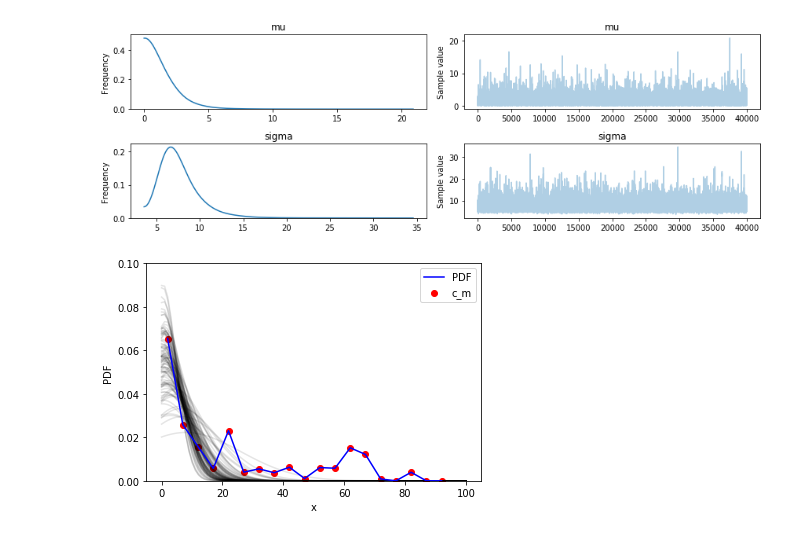
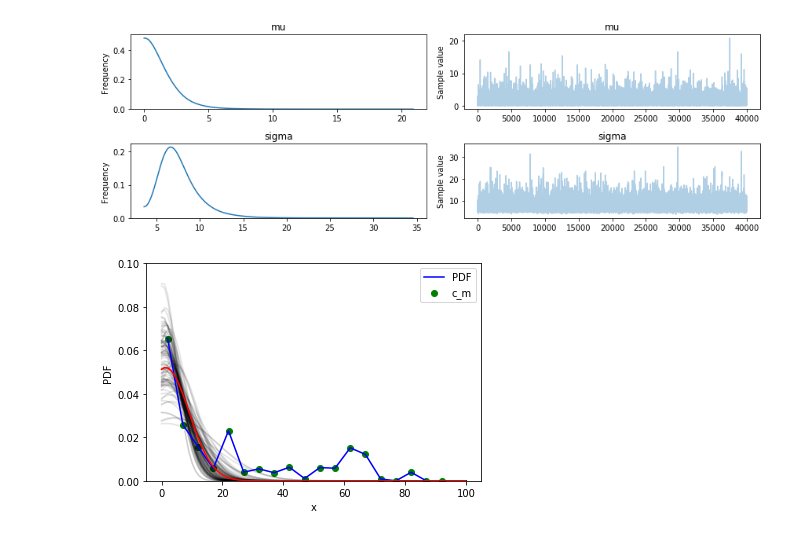
Before and after one commit to mshumko/ac6_microburst_scale_sizes, a Jupyter notebook: models/mcmc_microburst_pdf.ipynb, the cells around one changed output. Saved outputs shown, nothing was run; the diff lists cells and outputs as text; code cells hidden in the pictures.

Commit message:
Added a mean Gaussian plot. Next step will be to add two Gaussians.
I will ultemately need to determine the uncertanity in the PDF.

```diff
--- a/models/mcmc_microburst_pdf.ipynb
+++ b/models/mcmc_microburst_pdf.ipynb
@@ -183,18 +183,23 @@ pm.summary(trace_gaus)
 # %%
 # Oragnize and pick 100 random pairs of mu and sigma from the fit.
 gaus_params = np.array([trace_gaus['mu'], trace_gaus['sigma']]).T
 random_draws = np.random.choice(np.arange(gaus_params.shape[0]), size=100)
+
+# Find the mean set of model parameters
+mean_mu = np.mean(trace_gaus['mu'])
+mean_sigma = np.mean(trace_gaus['sigma'])
 
 # Create subplot object.
 fig, ax = plt.subplots()
 x_plot = np.linspace(0, 100, num=100)
 
 # Plot the 100 random Gaussian profiles taken from the trace
 for i_p in random_draws:
     ax.plot(x_plot, gaus(x_plot, *gaus_params[i_p]).eval(), c='k', alpha=0.1)
 # Plot the raw data.
-ax.scatter(cdf_data.Dist_Total, c_m.eval(), c='r', label='c_m')
+ax.scatter(cdf_data.Dist_Total, c_m.eval(), c='g', label='c_m')
 cdf_data.plot(x='Dist_Total', y='PDF', ax=ax, c='b')
+ax.plot(x_plot, gaus(x_plot, mean_mu, mean_sigma).eval(), c='r')
 plt.legend(); plt.xlabel('x'); plt.ylabel('PDF'); plt.ylim(bottom=0, top=0.1);
 # %% [output]
-[figure, old version]
+[figure, new version]
```
